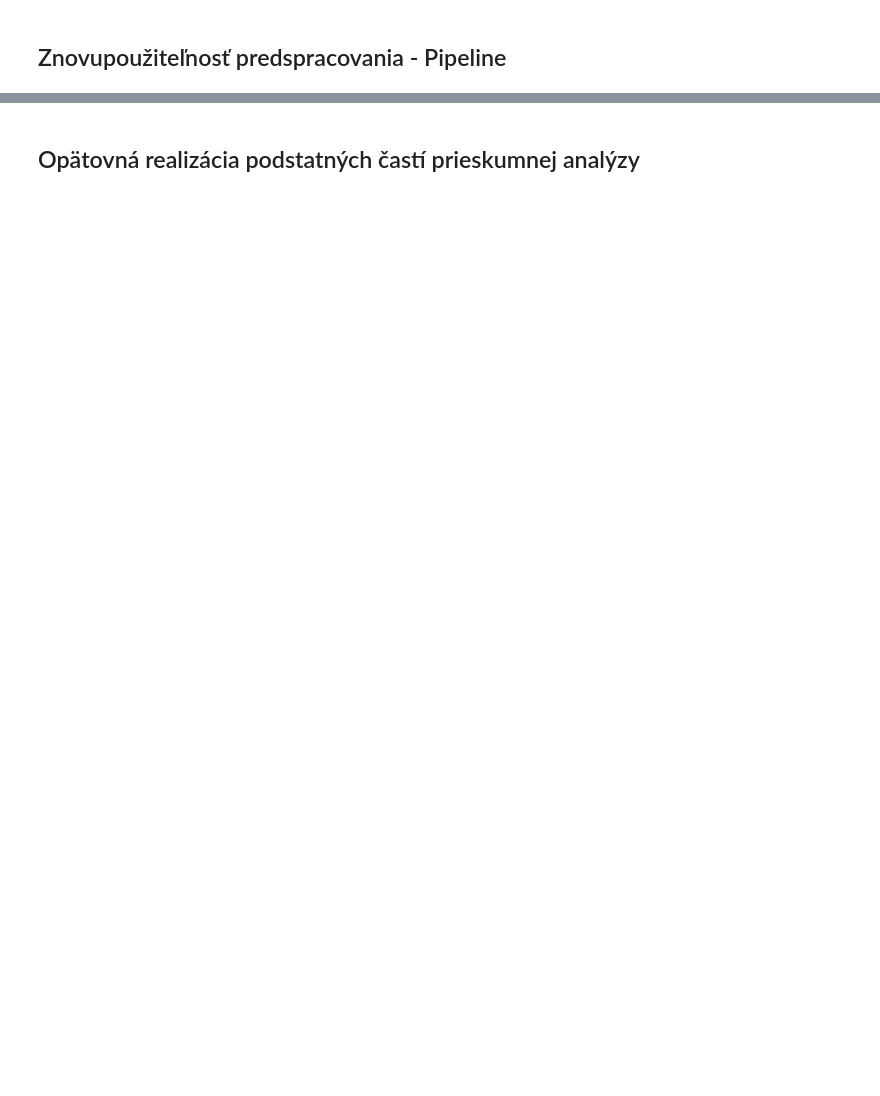
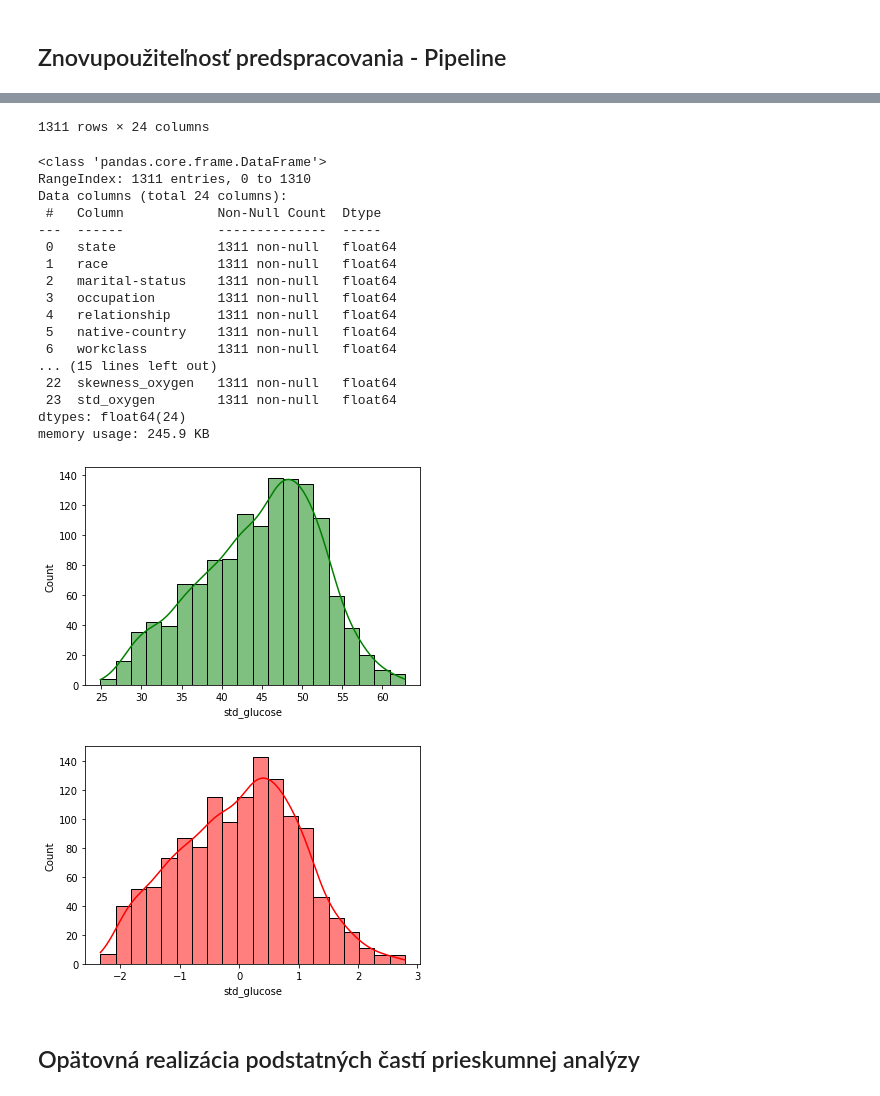
Before and after one commit to Marian-N/IAU, a Jupyter notebook: Predspracovanie.ipynb, the cells around one changed output, grey strips where cells are left out. Cells and saved outputs as stored; diff of their text form; code cells hidden in the pictures; blank space fills up the shorter version.

```diff
--- a/Predspracovanie.ipynb
+++ b/Predspracovanie.ipynb
@@ -365,0 +391,21 @@ def replace_missing_values(df, strat='median'):
+# %%
+def transform(df, method='power', plot='age'):
+    x = df.copy()
+    display(x)
+    plt.figure()
+    sns.histplot(x[plot], kde=True, color="Green")
+
+    if method == 'power':
+        trans = PowerTransformer(method='yeo-johnson')
+    else:
+        trans = MinMaxScaler()
+
+    x = trans.fit_transform(x)
+    # convert the array back to a dataframe
+    dataset = pd.DataFrame(x)
+    X_imputed_df = pd.DataFrame(x, columns = df.columns)
+    plt.figure()
+    sns.histplot(X_imputed_df[plot], kde=True, color="Red")
+    return X_imputed_df
+
+# power_transform(df)
@@ -368,7 +419,10 @@ def replace_missing_values(df, strat='median'):
 # %%
 pipeline = Pipeline([
     ('integration', FunctionTransformer(func=integration_combined)),
-    ('replace_nan', FunctionTransformer(func=replace_missing_values, kw_args={'strat': 'median'}))
+    ('replace_nan', FunctionTransformer(func=replace_missing_values, kw_args={'strat': 'median'})),
+    ('to_numeric', FunctionTransformer(func=label_encode_strings)),
+    ('replace_outliers', FunctionTransformer(func=outliers, kw_args={'method': 'percentil'})),
+    ('transform', FunctionTransformer(func=transform, kw_args={'method': 'power', 'plot': 'std_glucose'}))
 ])
 df = pipeline.fit_transform(df)
 df.info()
@@ -393,2 +459,22 @@ memory usage: 296.1+ KB
+1311 rows × 24 columns
+<class 'pandas.core.frame.DataFrame'>
+RangeIndex: 1311 entries, 0 to 1310
+Data columns (total 24 columns):
+ #   Column            Non-Null Count  Dtype
+---  ------            --------------  -----
+ 0   state             1311 non-null   float64
+ 1   race              1311 non-null   float64
+ 2   marital-status    1311 non-null   float64
+ 3   occupation        1311 non-null   float64
+ 4   relationship      1311 non-null   float64
+ 5   native-country    1311 non-null   float64
+ 6   workclass         1311 non-null   float64
+... (15 lines left out)
+ 22  skewness_oxygen   1311 non-null   float64
+ 23  std_oxygen        1311 non-null   float64
+dtypes: float64(24)
+memory usage: 245.9 KB
+[figure, added]
+[figure, added]
 # %% [markdown]
 ## Opätovná realizácia podstatných častí prieskumnej analýzy
```
Also changed, not shown: parts of 9 cells of this notebook.
